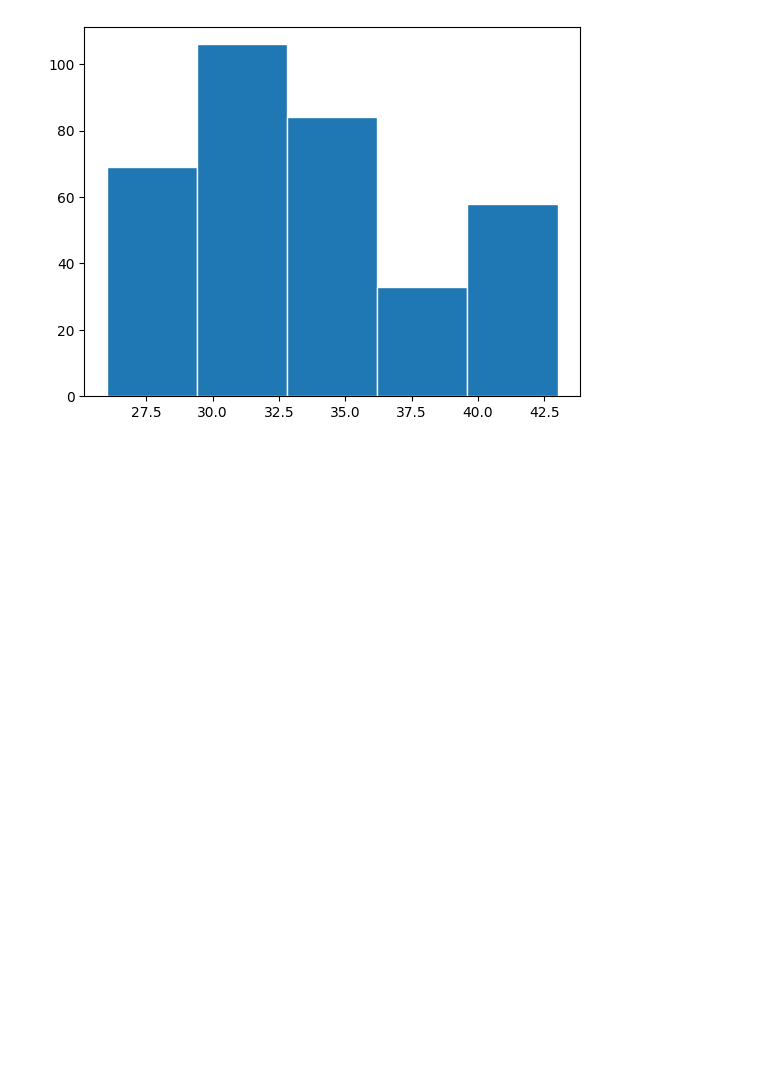
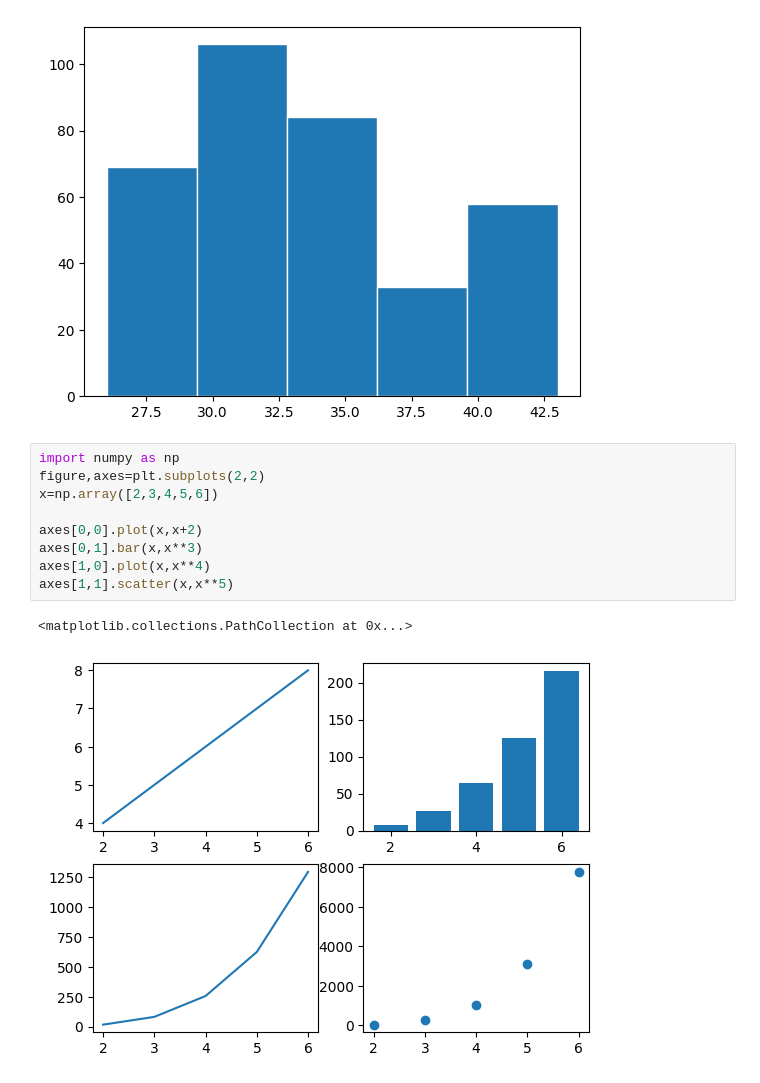
Before and after one commit to resinvrajan/numpy-works, a Jupyter notebook: pandas-works/customer_behaviour/coustemer_case_study.ipynb, the cells around one changed output. Saved outputs shown, nothing was run; the diff lists cells and outputs as text; blank space fills up the shorter version.

```diff
--- a/pandas-works/customer_behaviour/coustemer_case_study.ipynb
+++ b/pandas-works/customer_behaviour/coustemer_case_study.ipynb
@@ -296,3 +296,15 @@ plt.hist(df["age"],bins=5,edgecolor="white")
  array([26. , 29.4, 32.8, 36.2, 39.6, 43. ]),
  <BarContainer object of 5 artists>)
 [figure]
+# %%
+import numpy as np
+figure,axes=plt.subplots(2,2)
+x=np.array([2,3,4,5,6])
+
+axes[0,0].plot(x,x+2)
+axes[0,1].bar(x,x**3)
+axes[1,0].plot(x,x**4)
+axes[1,1].scatter(x,x**5)
+# %% [output]
+<matplotlib.collections.PathCollection at 0x...>
+[figure, added]
```
Also changed, not shown: parts of 1 cell of this notebook, 28 other files.
